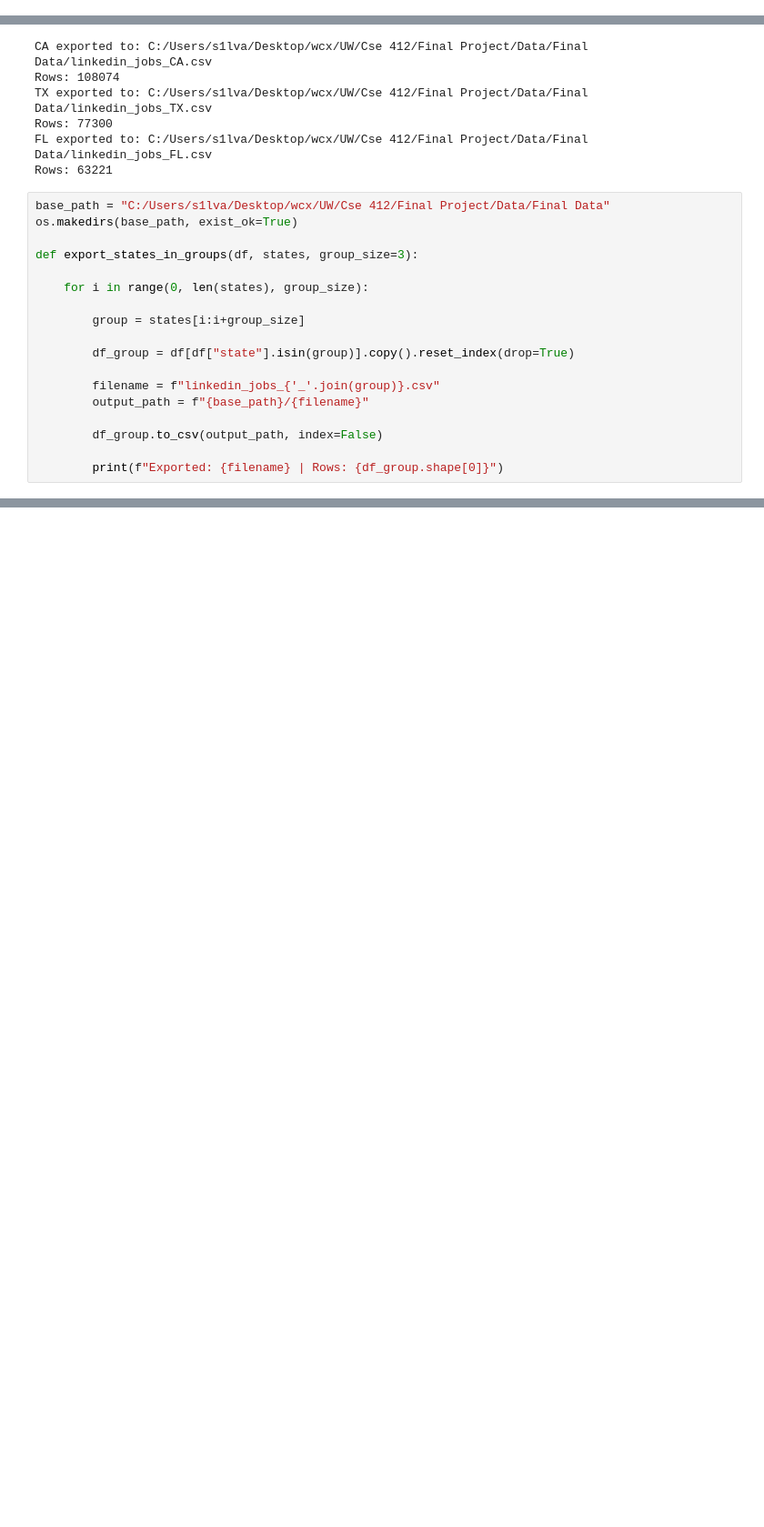
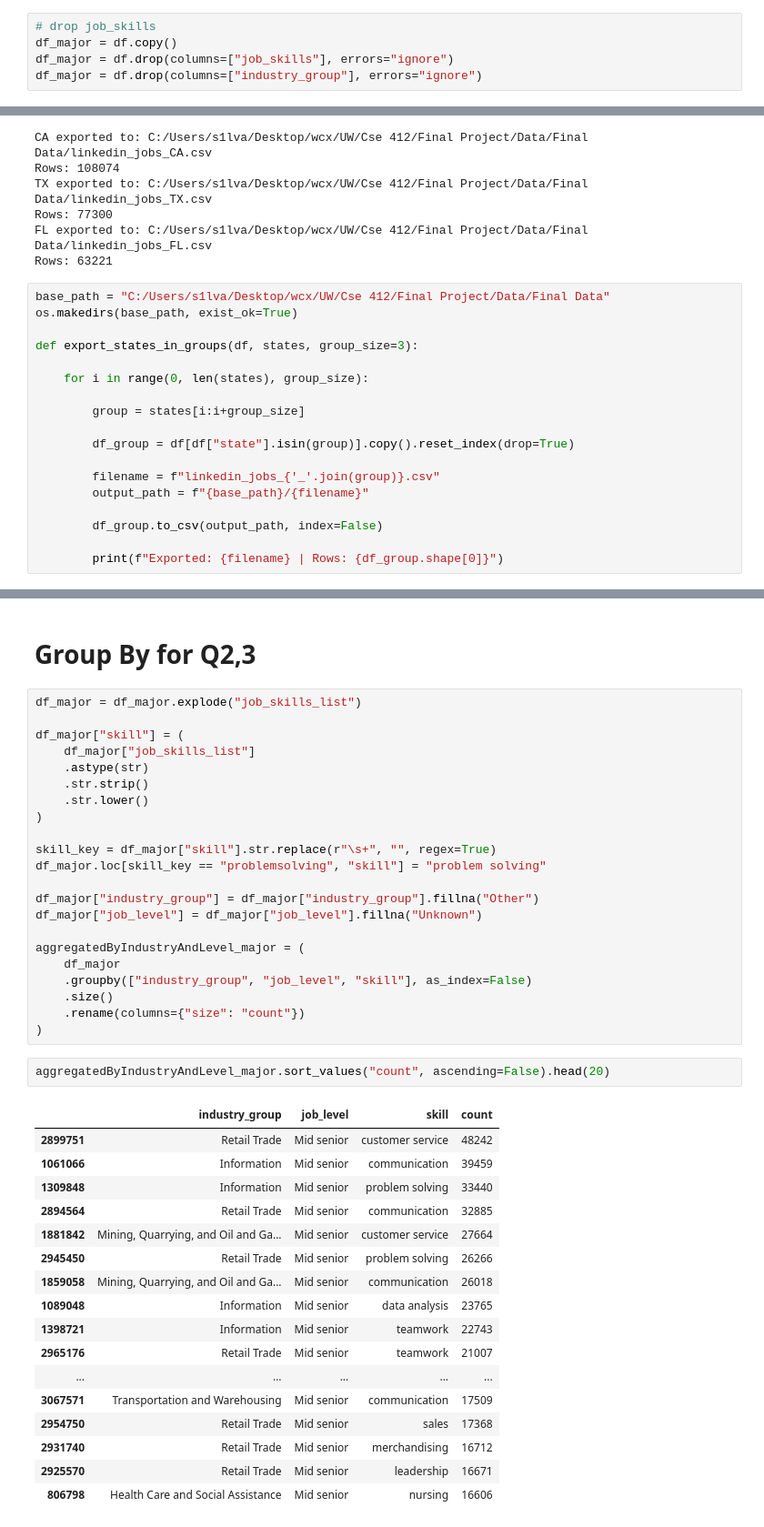
Before and after one commit to sss1lva21/Cse-412, a Jupyter notebook: Data/Processed Data/Data_Cleaning.ipynb, the cells around one changed output, grey strips where cells are left out. Shown at 91% size. Cells and saved outputs as stored; diff of their text form; blank space fills up the shorter version.

```diff
--- a/Data/Processed Data/Data_Cleaning.ipynb
+++ b/Data/Processed Data/Data_Cleaning.ipynb
@@ -38,0 +274,5 @@ df.head()
+# %%
+# drop job_skills
+df_major = df.copy()
+df_major = df.drop(columns=["job_skills"], errors="ignore")
+df_major = df.drop(columns=["industry_group"], errors="ignore")
@@ -136,3 +392,47 @@ Exported: linkedin_jobs_WI_SC_TN.csv | Rows: 49836
 Exported: linkedin_jobs_MN_AL_MO.csv | Rows: 44192
 Exported: linkedin_jobs_IA_LA_CT.csv | Rows: 35206
 Exported: linkedin_jobs_NV_OK.csv | Rows: 20305
+# %% [markdown]
+# Group By for Q2,3
+# %%
+df_major = df_major.explode("job_skills_list")
+
+df_major["skill"] = (
+    df_major["job_skills_list"]
+    .astype(str)
+    .str.strip()
+    .str.lower()
+)
+
+skill_key = df_major["skill"].str.replace(r"\s+", "", regex=True)
+df_major.loc[skill_key == "problemsolving", "skill"] = "problem solving"
+
+df_major["industry_group"] = df_major["industry_group"].fillna("Other")
+df_major["job_level"] = df_major["job_level"].fillna("Unknown")
+
+aggregatedByIndustryAndLevel_major = (
+    df_major
+    .groupby(["industry_group", "job_level", "skill"], as_index=False)
+    .size()
+    .rename(columns={"size": "count"})
+)
+# %%
+aggregatedByIndustryAndLevel_major.sort_values("count", ascending=False).head(20)
+# %% [output]
+|  | industry_group | job_level | skill | count |
+| 2899751 | Retail Trade | Mid senior | customer service | 48242 |
+| 1061066 | Information | Mid senior | communication | 39459 |
+| 1309848 | Information | Mid senior | problem solving | 33440 |
+| 2894564 | Retail Trade | Mid senior | communication | 32885 |
+| 1881842 | Mining, Quarrying, and Oil and Ga... | Mid senior | customer service | 27664 |
+| 2945450 | Retail Trade | Mid senior | problem solving | 26266 |
+| 1859058 | Mining, Quarrying, and Oil and Ga... | Mid senior | communication | 26018 |
+| 1089048 | Information | Mid senior | data analysis | 23765 |
+| 1398721 | Information | Mid senior | teamwork | 22743 |
+| 2965176 | Retail Trade | Mid senior | teamwork | 21007 |
+| ... | ... | ... | ... | ... |
+| 3067571 | Transportation and Warehousing | Mid senior | communication | 17509 |
+| 2954750 | Retail Trade | Mid senior | sales | 17368 |
+| 2931740 | Retail Trade | Mid senior | merchandising | 16712 |
+| 2925570 | Retail Trade | Mid senior | leadership | 16671 |
+| 806798 | Health Care and Social Assistance | Mid senior | nursing | 16606 |
```
Also changed, not shown: parts of 21 cells of this notebook.
